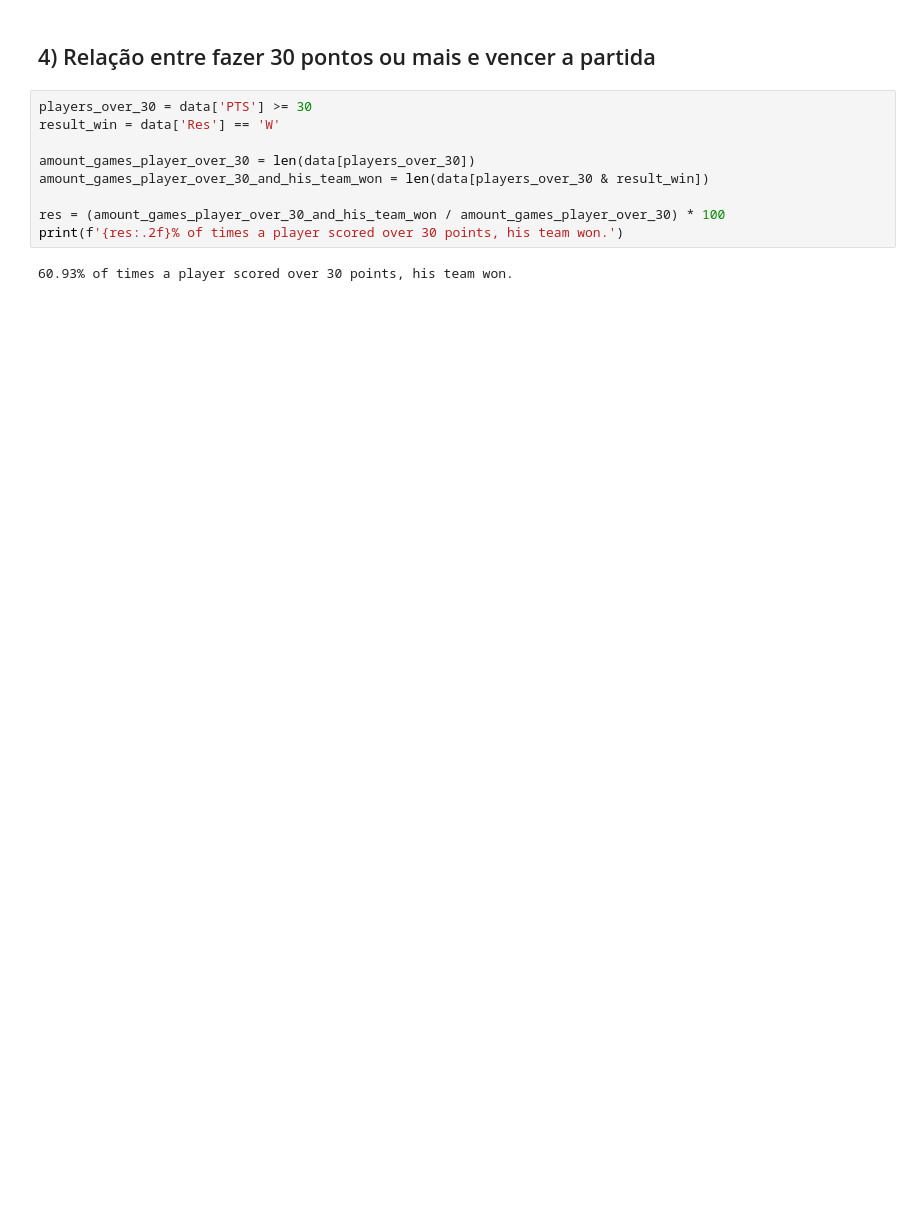
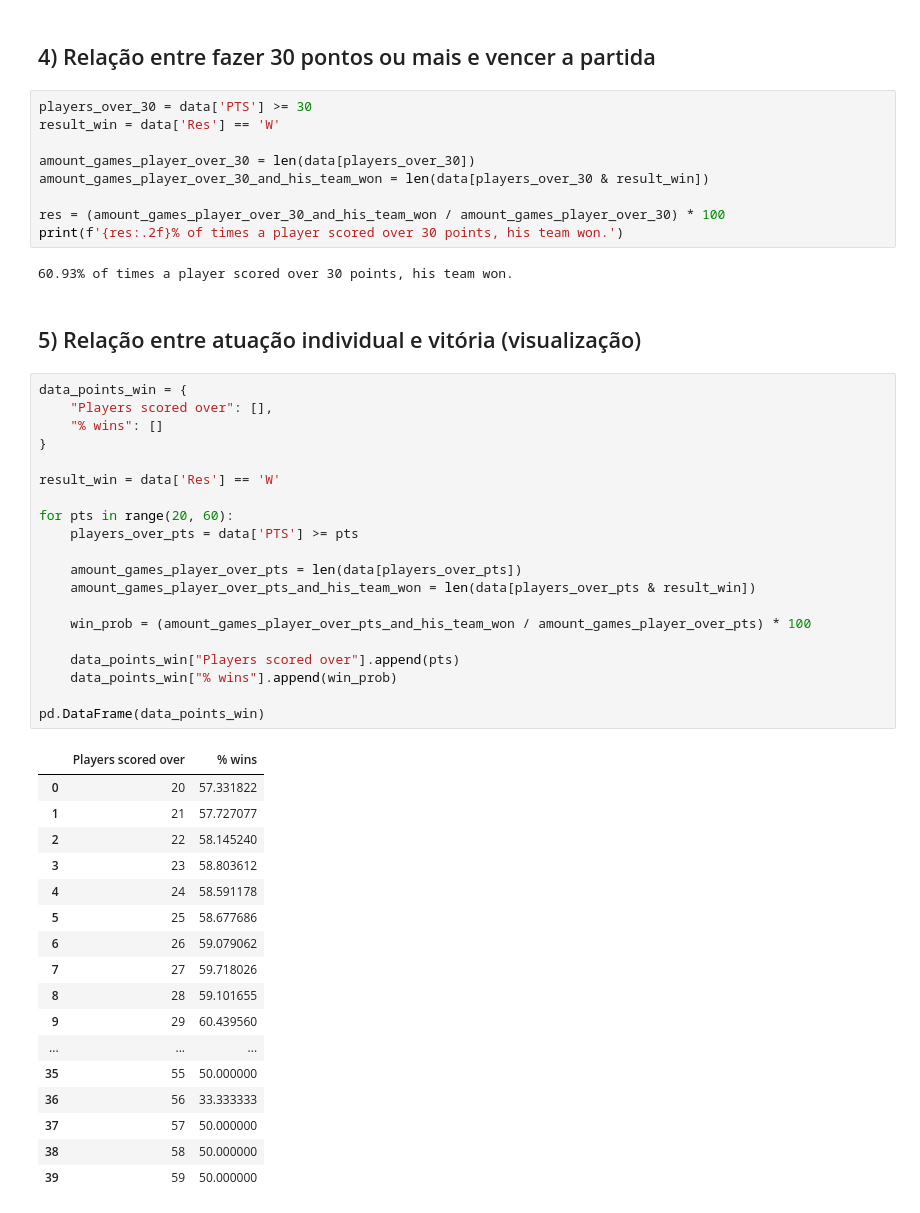
Before and after one commit to phmuniz/data-analysis-nba, a Jupyter notebook: data_analysis_nba.ipynb, the cells around one changed output. Saved outputs shown, nothing was run; the diff lists cells and outputs as text; blank space fills up the shorter version.

```diff
--- a/data_analysis_nba.ipynb
+++ b/data_analysis_nba.ipynb
@@ -69,3 +69,43 @@ res = (amount_games_player_over_30_and_his_team_won / amount_games_player_over_3
 print(f'{res:.2f}% of times a player scored over 30 points, his team won.')
 # %% [output]
 60.93% of times a player scored over 30 points, his team won.
+# %% [markdown]
+## 5) Relação entre atuação individual e vitória (visualização)
+# %%
+data_points_win = {
+    "Players scored over": [],
+    "% wins": []
+}
+
+result_win = data['Res'] == 'W'
+
+for pts in range(20, 60):
+    players_over_pts = data['PTS'] >= pts
+
+    amount_games_player_over_pts = len(data[players_over_pts])
+    amount_games_player_over_pts_and_his_team_won = len(data[players_over_pts & result_win])
+
+    win_prob = (amount_games_player_over_pts_and_his_team_won / amount_games_player_over_pts) * 100
+
+    data_points_win["Players scored over"].append(pts)
+    data_points_win["% wins"].append(win_prob)
+
+pd.DataFrame(data_points_win)
+# %% [output]
+|  | Players scored over | % wins |
+| 0 | 20 | 57.331822 |
+| 1 | 21 | 57.727077 |
+| 2 | 22 | 58.145240 |
+| 3 | 23 | 58.803612 |
+| 4 | 24 | 58.591178 |
+| 5 | 25 | 58.677686 |
+| 6 | 26 | 59.079062 |
+| 7 | 27 | 59.718026 |
+| 8 | 28 | 59.101655 |
+| 9 | 29 | 60.439560 |
+| ... | ... | ... |
+| 35 | 55 | 50.000000 |
+| 36 | 56 | 33.333333 |
+| 37 | 57 | 50.000000 |
+| 38 | 58 | 50.000000 |
+| 39 | 59 | 50.000000 |
```
Also changed, not shown: parts of 4 cells of this notebook.
